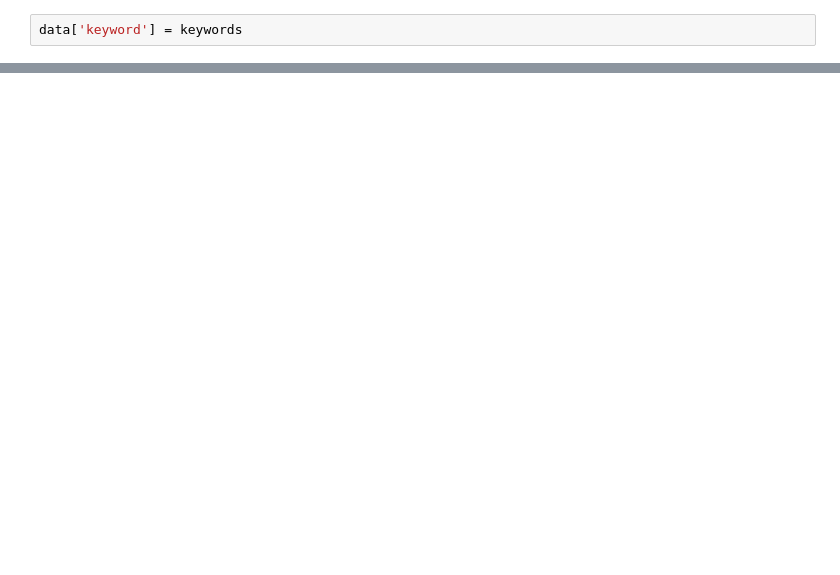
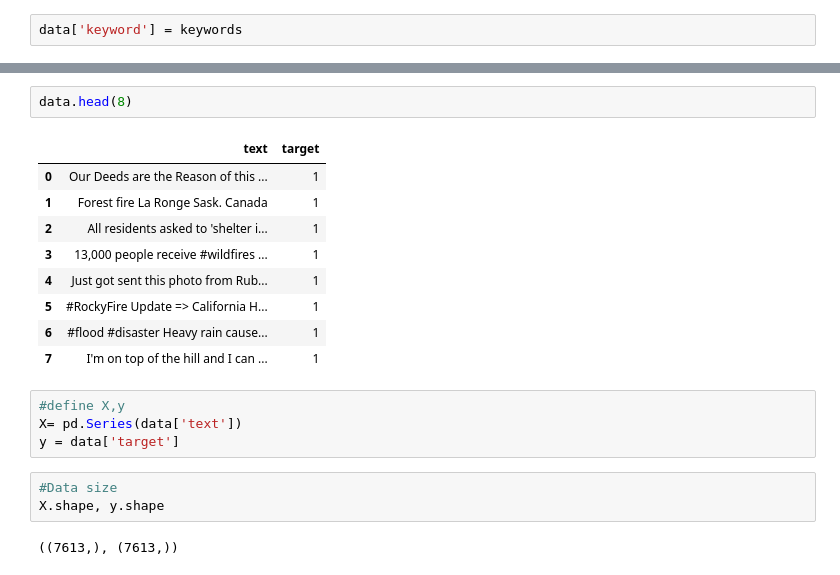
Before and after one commit to polinamin/disaster_recognition, a Jupyter notebook: Data_cleaning_kalpa.ipynb, the cells around one changed output, grey strips where cells are left out. Drawn from its saved outputs; the diff is of its cells as text; blank space fills up the shorter version.

```diff
--- a/Data_cleaning_kalpa.ipynb
+++ b/Data_cleaning_kalpa.ipynb
@@ -284,0 +94,21 @@ import gensim
+# %%
+data.head(8)
+# %% [output]
+|  | text | target |
+| 0 | Our Deeds are the Reason of this ... | 1 |
+| 1 | Forest fire La Ronge Sask. Canada | 1 |
+| 2 | All residents asked to 'shelter i... | 1 |
+| 3 | 13,000 people receive #wildfires ... | 1 |
+| 4 | Just got sent this photo from Rub... | 1 |
+| 5 | #RockyFire Update => California H... | 1 |
+| 6 | #flood #disaster Heavy rain cause... | 1 |
+| 7 | I'm on top of the hill and I can ... | 1 |
+# %%
+#define X,y
+X= pd.Series(data['text'])
+y = data['target']
+# %%
+#Data size
+X.shape, y.shape
+# %% [output]
+((7613,), (7613,))
```
Also changed, not shown: parts of 107 cells of this notebook, 2 other files.
